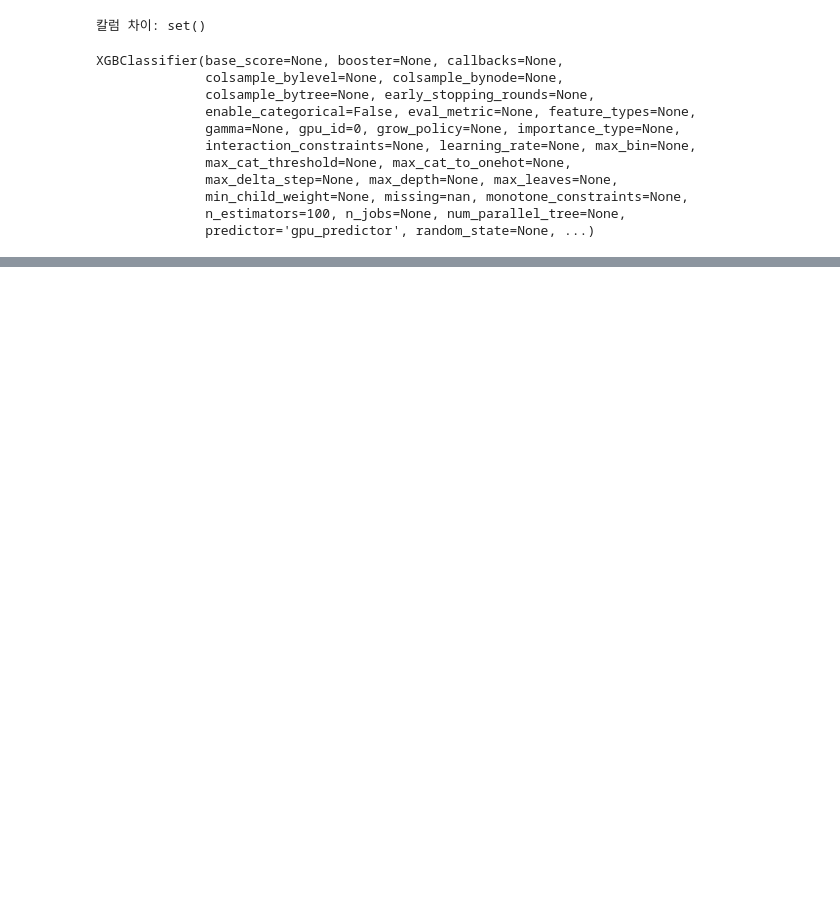
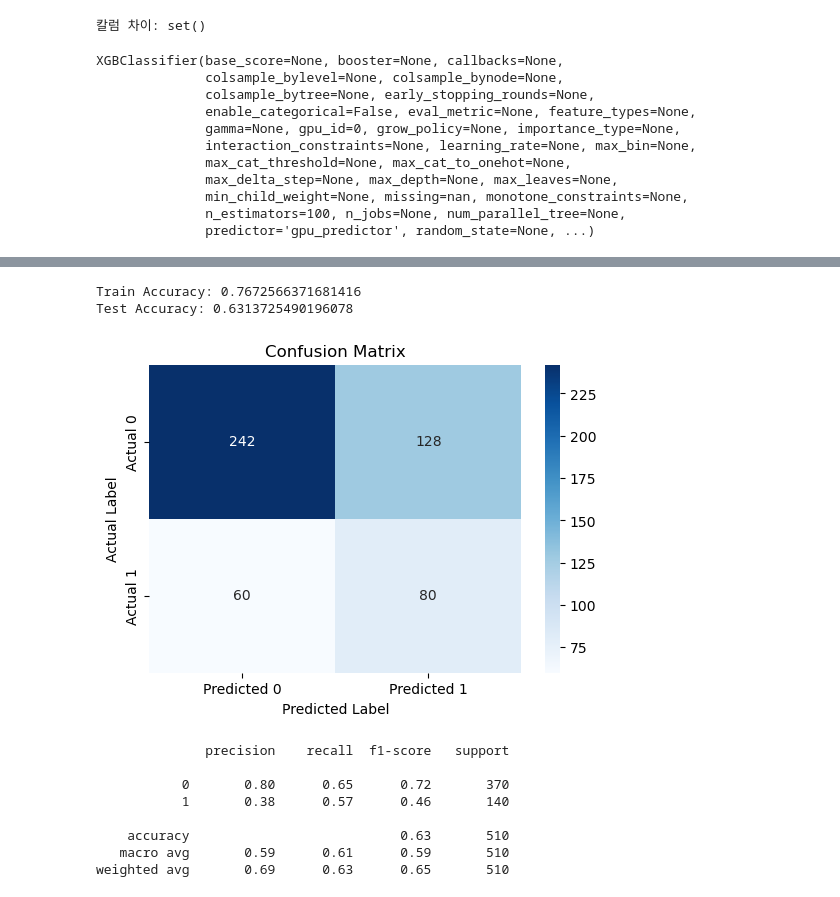
Before and after one commit to NohJangHyun/MIMIC-III-mortality-prediction, a Jupyter notebook: Model/XGB.ipynb, the cells around one changed output, grey strips where cells are left out. Drawn from its saved outputs; the diff is of its cells as text; code cells hidden in the pictures; blank space fills up the shorter version.

```diff
--- a/Model/XGB.ipynb
+++ b/Model/XGB.ipynb
@@ -455,25 +473,37 @@ AUROC: 65.83
 # %%
-# y_pred2 = model.predict(X_train)
-# y_pred = model.predict(X_test)
-# accuracy = accuracy_score(train_data['y'], y_pred2)
-# print("Train Accuracy:", accuracy)
-# accuracy = accuracy_score(test_data['y'], y_pred)
-# print("Test Accuracy:", accuracy)
-# from sklearn.metrics import confusion_matrix
-# import seaborn as sns
-# from sklearn.metrics import precision_score, recall_score, f1_score
-# cm = confusion_matrix(test_data['y'], y_pred)
-# import matplotlib.pyplot as plt
-# # Confusion matrix를 pandas DataFrame으로 변환합니다
-# cm_df = pd.DataFrame(cm, index=['Actual 0', 'Actual 1'], columns=['Predicted 0', 'Predicted 1'])
+y_pred2 = model.predict(X_train)
+y_pred = model.predict(X_test)
+accuracy = accuracy_score(train_data['y'], y_pred2)
+print("Train Accuracy:", accuracy)
+accuracy = accuracy_score(test_data['y'], y_pred)
+print("Test Accuracy:", accuracy)
+from sklearn.metrics import confusion_matrix
+import seaborn as sns
+from sklearn.metrics import precision_score, recall_score, f1_score
+cm = confusion_matrix(test_data['y'], y_pred)
+import matplotlib.pyplot as plt
+# Confusion matrix를 pandas DataFrame으로 변환합니다
+cm_df = pd.DataFrame(cm, index=['Actual 0', 'Actual 1'], columns=['Predicted 0', 'Predicted 1'])
 
-# # Confusion matrix를 시각화합니다
-# plt.figure(figsize=(6, 4))
-# sns.heatmap(cm_df, annot=True, fmt='d', cmap='Blues')
-# plt.title('Confusion Matrix')
-# plt.xlabel('Predicted Label')
-# plt.ylabel('Actual Label')
-# plt.show()
+# Confusion matrix를 시각화합니다
+plt.figure(figsize=(6, 4))
+sns.heatmap(cm_df, annot=True, fmt='d', cmap='Blues')
+plt.title('Confusion Matrix')
+plt.xlabel('Predicted Label')
+plt.ylabel('Actual Label')
+plt.show()
 
-# from sklearn.metrics import classification_report
-# print(classification_report(test_data['y'], y_pred))
+from sklearn.metrics import classification_report
+print(classification_report(test_data['y'], y_pred))
+# %% [output]
+Train Accuracy: 0.7672566371681416
+Test Accuracy: 0.6313725490196078
+[figure, added]
+              precision    recall  f1-score   support
+
+           0       0.80      0.65      0.72       370
+           1       0.38      0.57      0.46       140
+
+    accuracy                           0.63       510
+   macro avg       0.59      0.61      0.59       510
+weighted avg       0.69      0.63      0.65       510
```
Also changed, not shown: parts of 7 cells of this notebook.
